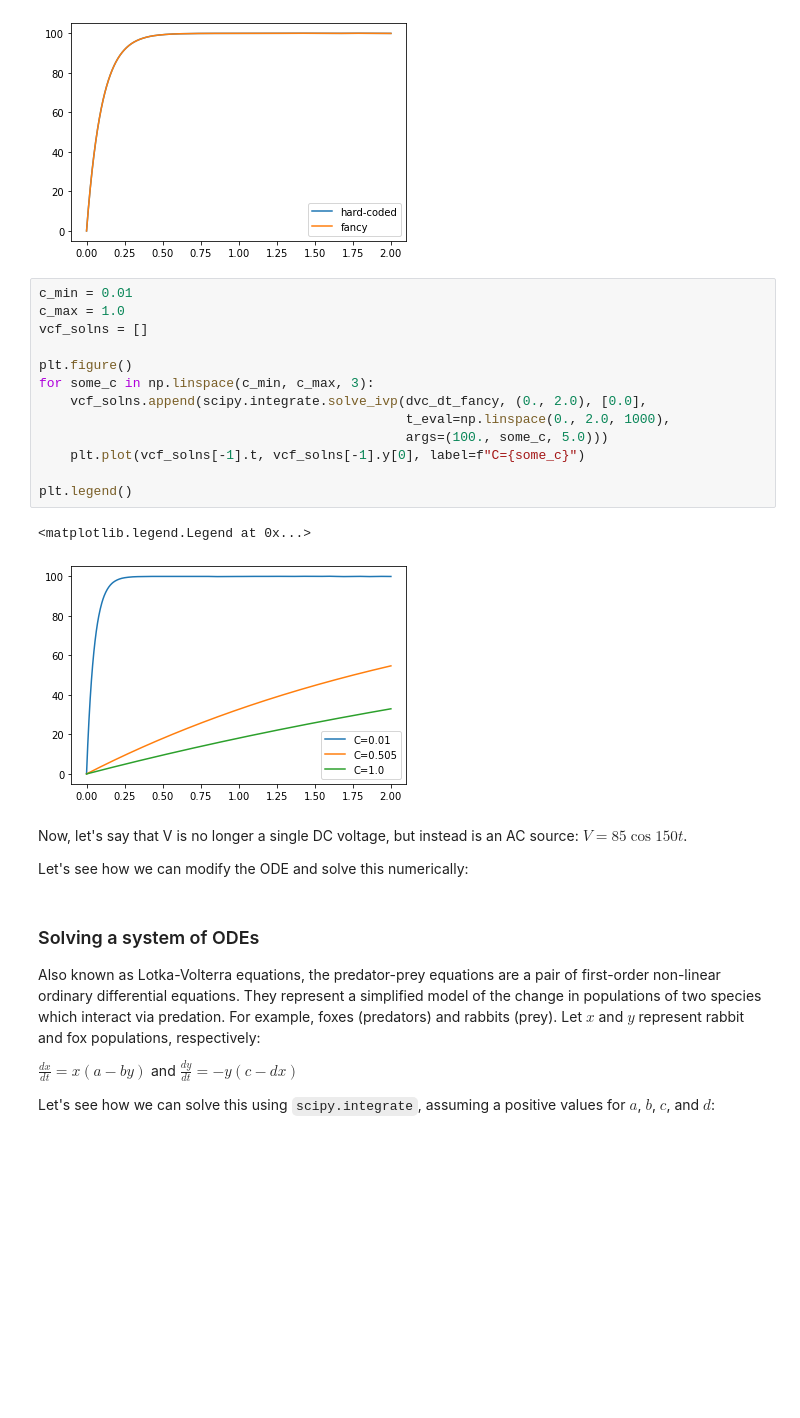
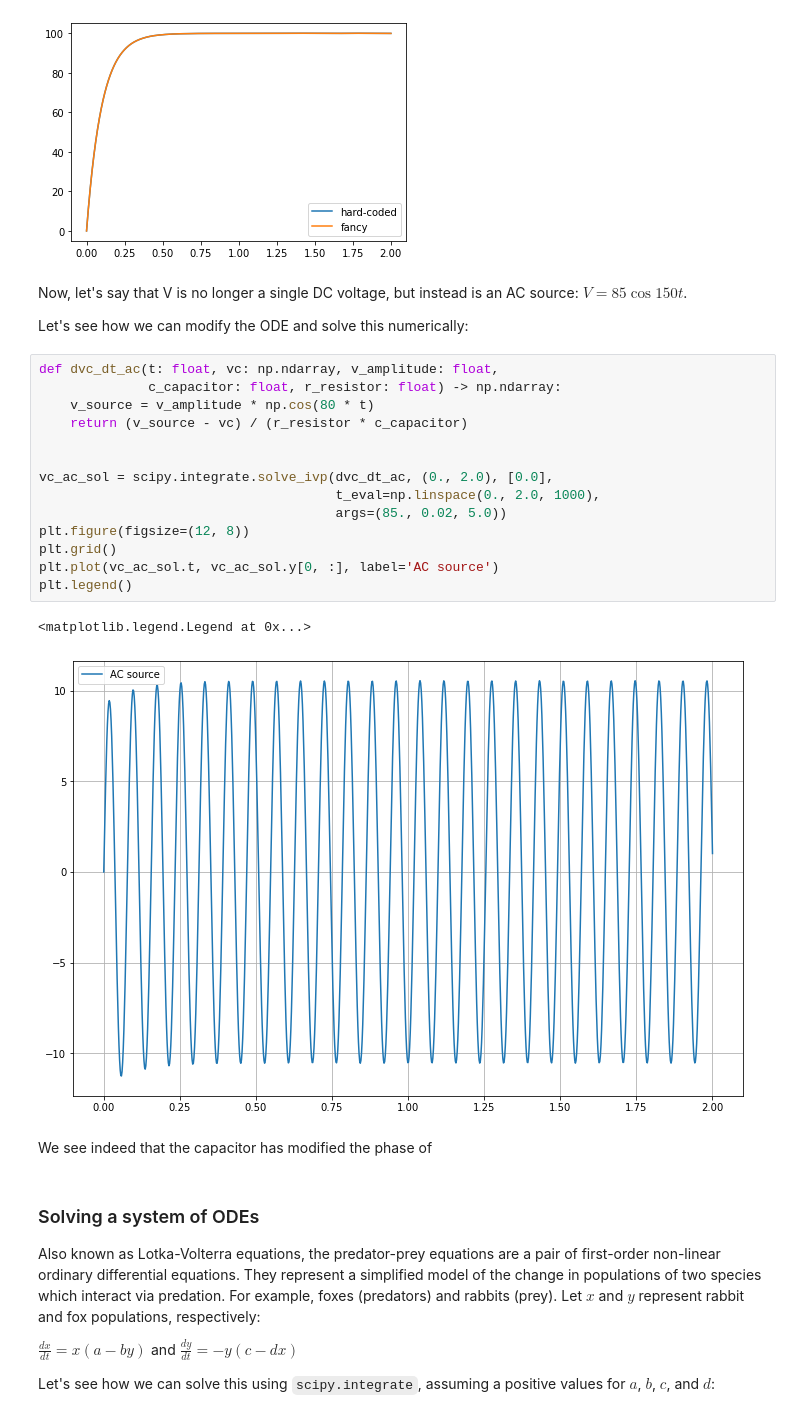
Before and after one commit to curtywang/ee5020-notes-fa21, a Jupyter notebook: day17/modsimpy.ipynb, the cells around one changed output. Cells and saved outputs as stored; diff of their text form; blank space fills up the shorter version.

```diff
--- a/day17/modsimpy.ipynb
+++ b/day17/modsimpy.ipynb
@@ -128,26 +128,29 @@ plt.legend()
 # %% [output]
 <matplotlib.legend.Legend at 0x...>
 [figure]
-# %%
-c_min = 0.01
-c_max = 1.0
-vcf_solns = []
-
-plt.figure()
-for some_c in np.linspace(c_min, c_max, 3):
-    vcf_solns.append(scipy.integrate.solve_ivp(dvc_dt_fancy, (0., 2.0), [0.0],
-                                               t_eval=np.linspace(0., 2.0, 1000),
-                                               args=(100., some_c, 5.0)))
-    plt.plot(vcf_solns[-1].t, vcf_solns[-1].y[0], label=f"C={some_c}")
-
-plt.legend()
-# %% [output]
-<matplotlib.legend.Legend at 0x...>
-[figure, removed]
 # %% [markdown]
 Now, let's say that V is no longer a single DC voltage, but instead is an AC source: $V = 85 \cos 150t$.
 
 Let's see how we can modify the ODE and solve this numerically:
+# %%
+def dvc_dt_ac(t: float, vc: np.ndarray, v_amplitude: float,
+              c_capacitor: float, r_resistor: float) -> np.ndarray:
+    v_source = v_amplitude * np.cos(80 * t)
+    return (v_source - vc) / (r_resistor * c_capacitor)
+
+
+vc_ac_sol = scipy.integrate.solve_ivp(dvc_dt_ac, (0., 2.0), [0.0],
+                                      t_eval=np.linspace(0., 2.0, 1000),
+                                      args=(85., 0.02, 5.0))
+plt.figure(figsize=(12, 8))
+plt.grid()
+plt.plot(vc_ac_sol.t, vc_ac_sol.y[0, :], label='AC source')
+plt.legend()
+# %% [output]
+<matplotlib.legend.Legend at 0x...>
+[figure, added]
+# %% [markdown]
+We see indeed that the capacitor has modified the phase of
 # %% [markdown]
 ### Solving a system of ODEs
 
```
Also changed, not shown: parts of 8 cells of this notebook, 1 other file.
